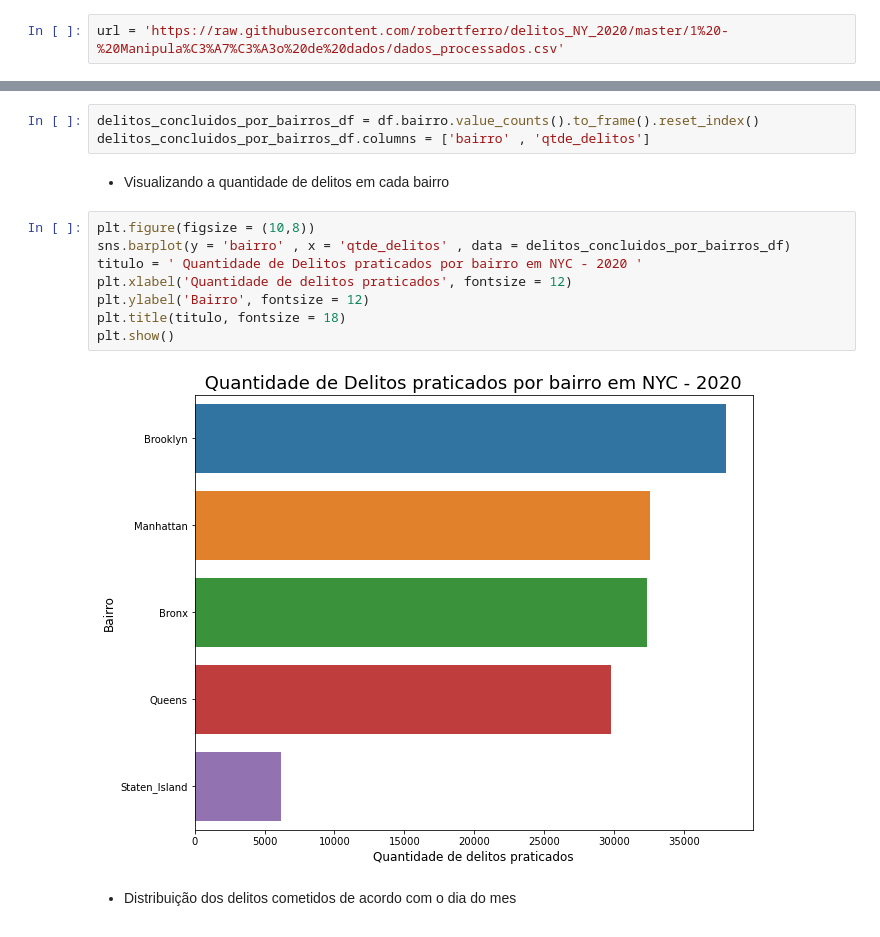
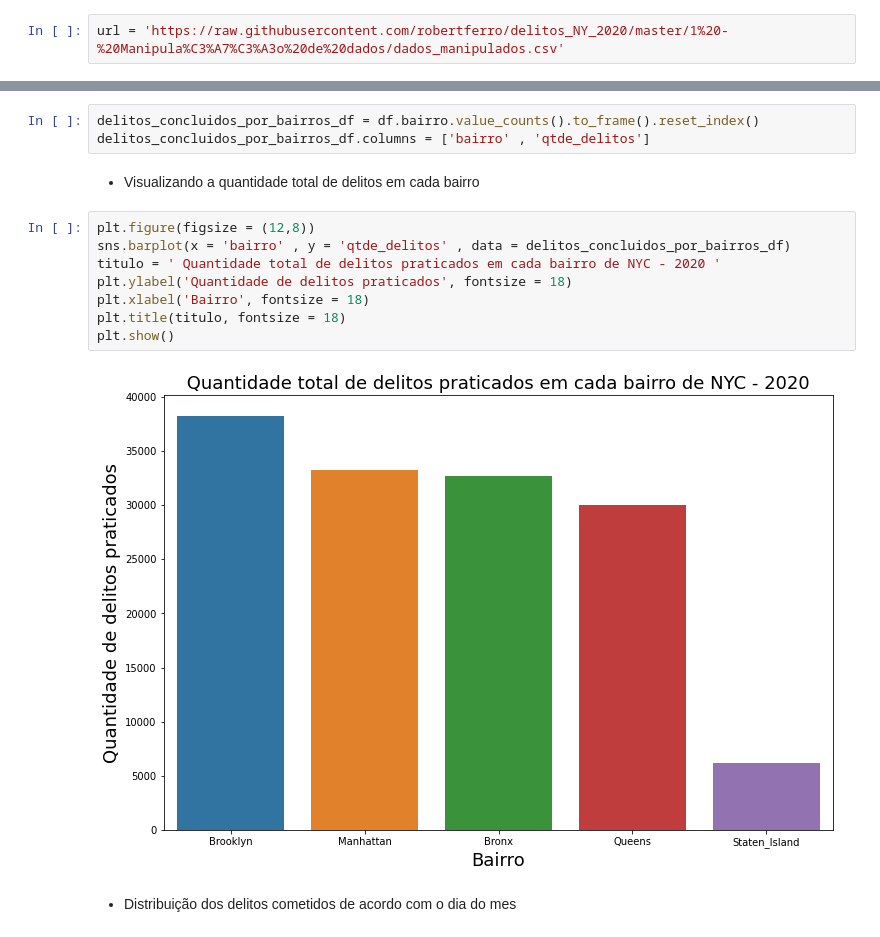
Before and after one commit to robertferro/delitos_ny_2020, a Jupyter notebook: 2 - EDA/EDA_delitos_NYC.ipynb, the cells around one changed output, grey strips where cells are left out. Cells and saved outputs as stored; diff of their text form.

```diff
--- a/2 - EDA/EDA_delitos_NYC.ipynb
+++ b/2 - EDA/EDA_delitos_NYC.ipynb
@@ -14,5 +10,5 @@ from datetime import date
 # %%
-url = 'https://raw.githubusercontent.com/robertferro/delitos_NY_2020/master/1%20-%20Manipula%C3%A7%C3%A3o%20de%20dados/dados_processados.csv'
+url = 'https://raw.githubusercontent.com/robertferro/delitos_NY_2020/master/1%20-%20Manipula%C3%A7%C3%A3o%20de%20dados/dados_manipulados.csv'
 # %%
 df=pd.read_csv(url)
 # %%
@@ -63,17 +59,17 @@ df["data_da_ocorrencia"] = pd.to_datetime(df["data_da_ocorrencia"] )
 delitos_concluidos_por_bairros_df = df.bairro.value_counts().to_frame().reset_index()
 delitos_concluidos_por_bairros_df.columns = ['bairro' , 'qtde_delitos']
 # %% [markdown]
-- Visualizando a quantidade de delitos em cada bairro
+- Visualizando a quantidade total de delitos em cada bairro
 # %%
-plt.figure(figsize = (10,8))
-sns.barplot(y = 'bairro' , x = 'qtde_delitos' , data = delitos_concluidos_por_bairros_df)
-titulo = ' Quantidade de Delitos praticados por bairro em NYC - 2020 '
-plt.xlabel('Quantidade de delitos praticados', fontsize = 12)
-plt.ylabel('Bairro', fontsize = 12)
+plt.figure(figsize = (12,8))
+sns.barplot(x = 'bairro' , y = 'qtde_delitos' , data = delitos_concluidos_por_bairros_df)
+titulo = ' Quantidade total de delitos praticados em cada bairro de NYC - 2020 '
+plt.ylabel('Quantidade de delitos praticados', fontsize = 18)
+plt.xlabel('Bairro', fontsize = 18)
 plt.title(titulo, fontsize = 18)
 plt.show()
 # %% [output]
-[figure, old version]
+[figure, new version]
 # %% [markdown]
  - Distribuição dos delitos cometidos de acordo com o dia do mes
 # %%
```
Also changed, not shown: parts of 12 cells of this notebook.
